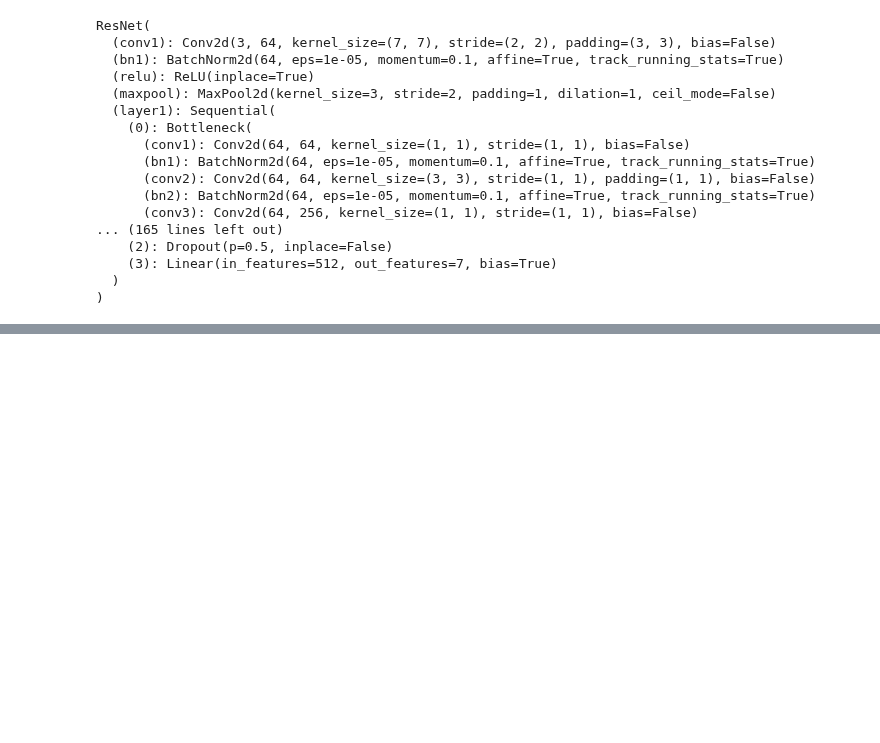
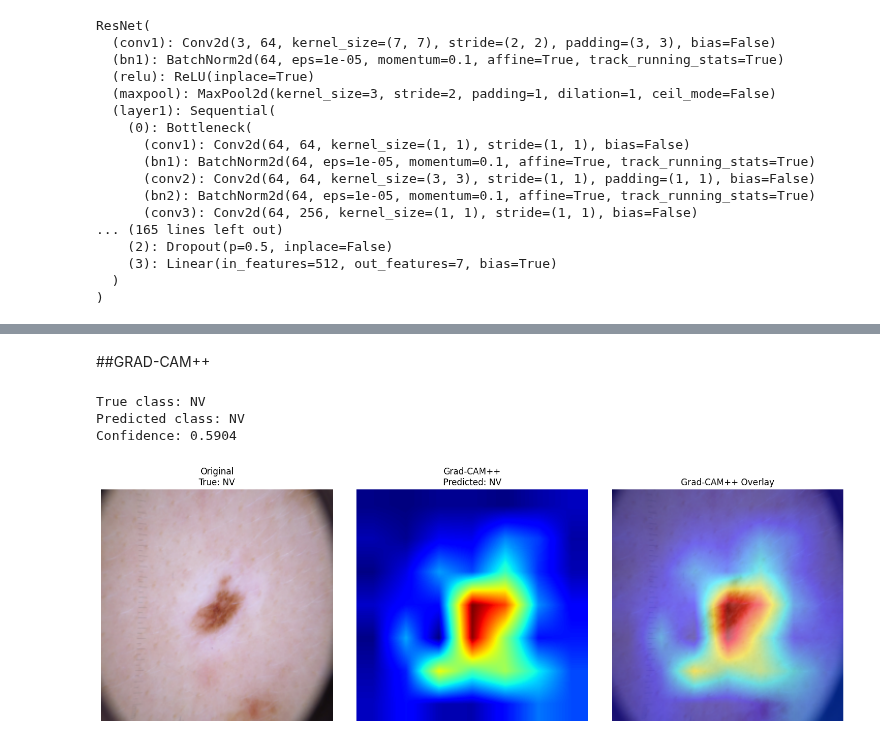
Before and after one commit to SudehMirzaei/explainable-skin-lesion-classification, a Jupyter notebook: skin_lession_classification.ipynb, the cells around one changed output, grey strips where cells are left out. Saved outputs shown, nothing was run; the diff lists cells and outputs as text; code cells hidden in the pictures; blank space fills up the shorter version.

```diff
--- a/skin_lession_classification.ipynb
+++ b/skin_lession_classification.ipynb
@@ -648,0 +866,2 @@ weighted avg       0.79      0.74      0.76      2003
+# %% [markdown]
+##GRAD-CAM++
@@ -648,0 +872,7 @@ weighted avg       0.79      0.74      0.76      2003
+# %%
+target_layers = [model.layer4[-1]]
+
+cam_pp = GradCAMPlusPlus(
+    model=model,
+    target_layers=target_layers
+)
@@ -648,0 +929,46 @@ weighted avg       0.79      0.74      0.76      2003
+# %%
+result_pp = generate_gradcam_pp(
+    model,
+    val_dataset,
+    index=0,
+    cam_pp=cam_pp
+)
+# %%
+image_pp, true_label_pp, predicted_class_pp, \
+confidence_pp, grayscale_cam_pp, visualization_pp = result_pp
+# %%
+print("True class:", class_names[true_label_pp])
+print("Predicted class:", class_names[predicted_class_pp])
+print(f"Confidence: {confidence_pp:.4f}")
+# %% [output]
+True class: NV
+Predicted class: NV
+Confidence: 0.5904
+# %%
+plt.figure(figsize=(15, 5))
+
+plt.subplot(1, 3, 1)
+plt.imshow(image_pp.permute(1, 2, 0))
+plt.title(
+    f"Original\n"
+    f"True: {class_names[true_label_pp]}"
+)
+plt.axis("off")
+
+plt.subplot(1, 3, 2)
+plt.imshow(grayscale_cam_pp, cmap="jet")
+plt.title(
+    f"Grad-CAM++\n"
+    f"Predicted: {class_names[predicted_class_pp]}"
+)
+plt.axis("off")
+
+plt.subplot(1, 3, 3)
+plt.imshow(visualization_pp)
+plt.title("Grad-CAM++ Overlay")
+plt.axis("off")
+
+plt.tight_layout()
+plt.show()
+# %% [output]
+[figure, added]
```
Also changed, not shown: parts of 45 cells of this notebook.
